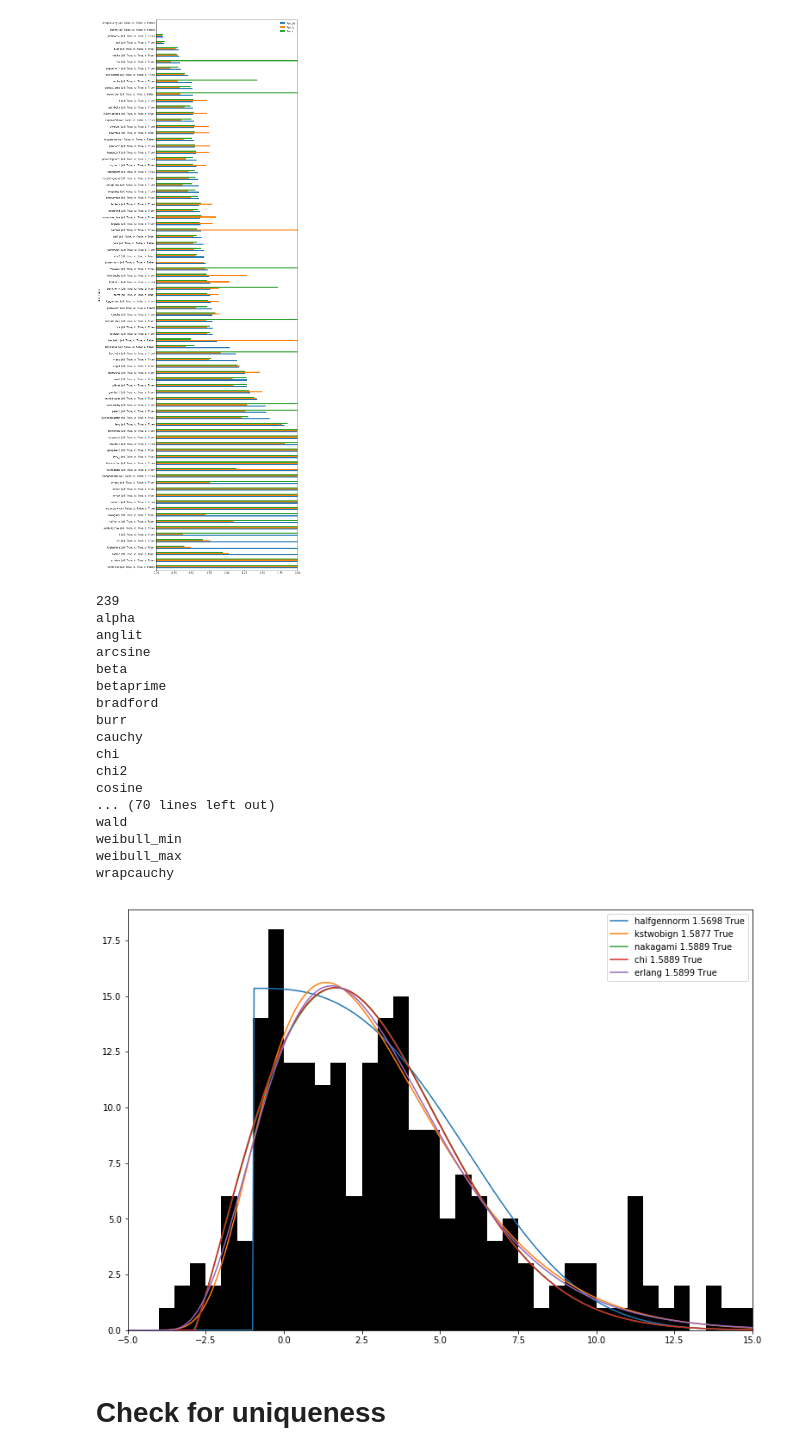
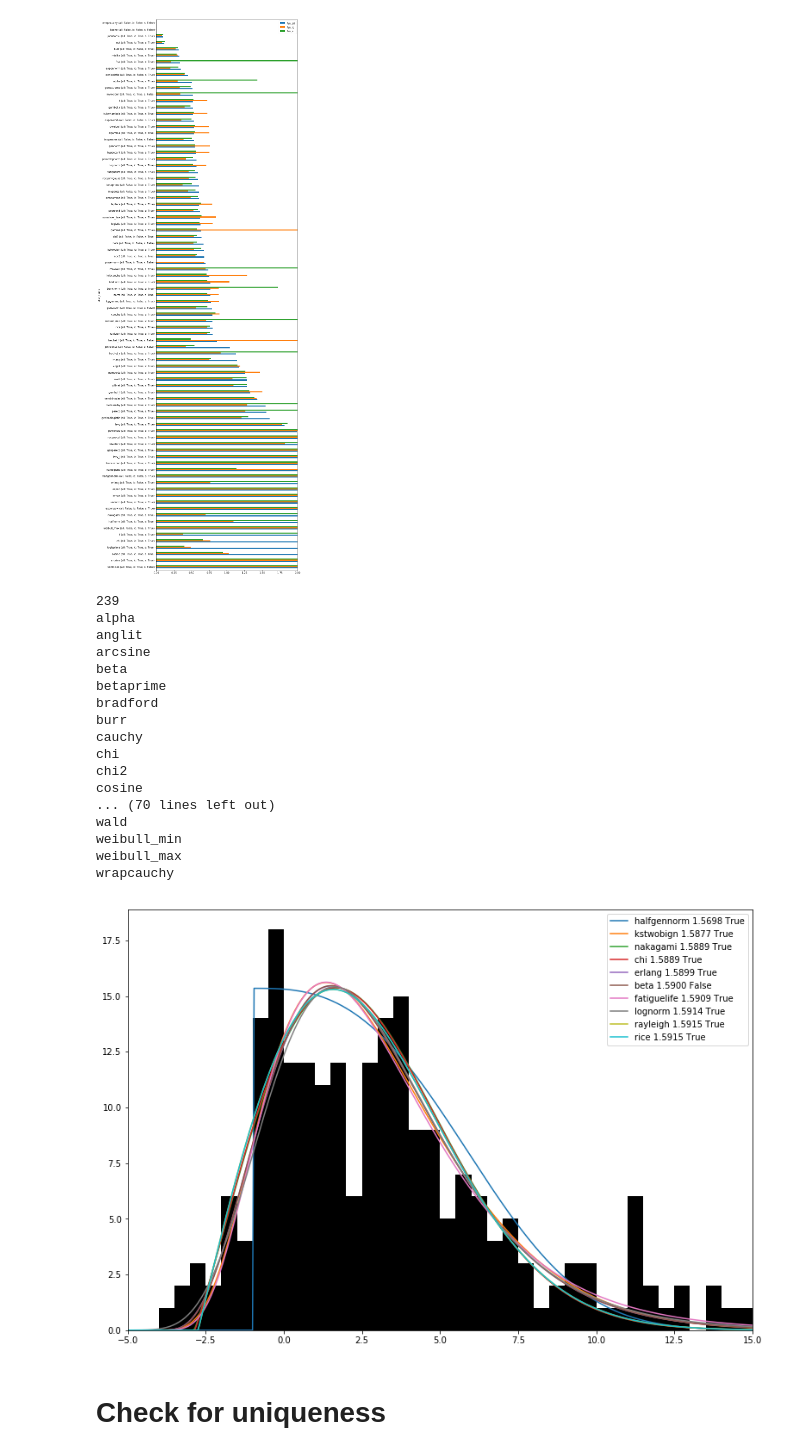
Before and after one commit to jlieberherr/swiss-train-delay-distributions, a Jupyter notebook: analysis.ipynb, the cells around one changed output. Cells and saved outputs as stored; diff of their text form; code cells hidden in the pictures.

```diff
--- a/analysis.ipynb
+++ b/analysis.ipynb
@@ -453,26 +453,26 @@ def evaluate_arr_train_stop(train_id, bpuic, **kargs):
     print len(data)
     evaluate(data, **kargs)
 # %%
-evaluate_arr_train_stop("85:11:22", 8505300, step=0.5)
+evaluate_arr_train_stop("85:11:22", 8505300, step=0.5, plot_best_n=10)
 # %% [output]
 239
 alpha
 anglit
 arcsine
 beta
 betaprime
 bradford
 burr
 cauchy
 chi
 chi2
 cosine
 ... (70 lines left out)
 wald
 weibull_min
 weibull_max
 wrapcauchy
-[figure, old version]
+[figure, new version]
 # %% [markdown]
 # Check for uniqueness
 # %%
```
